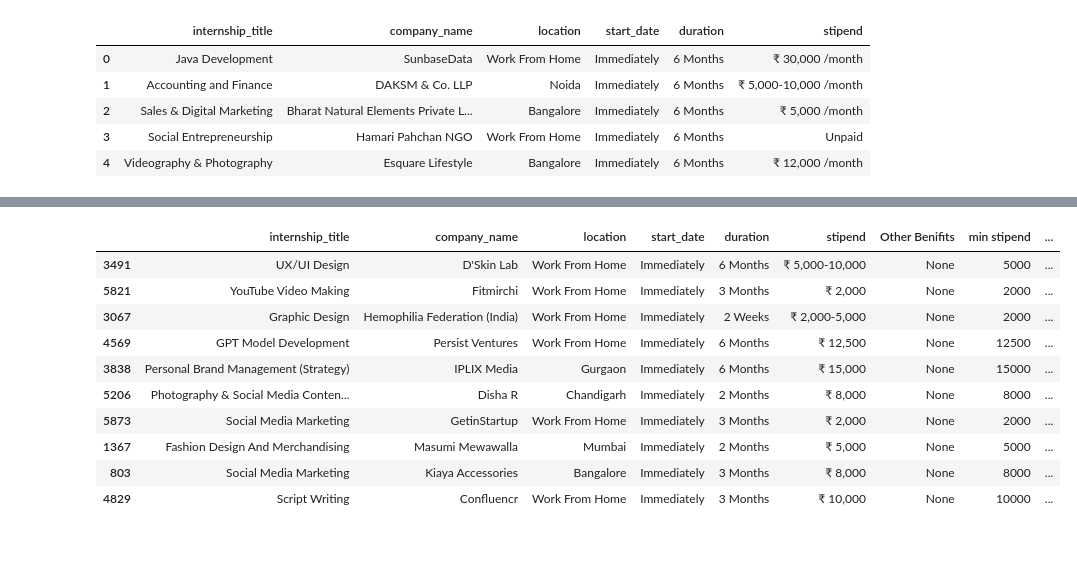
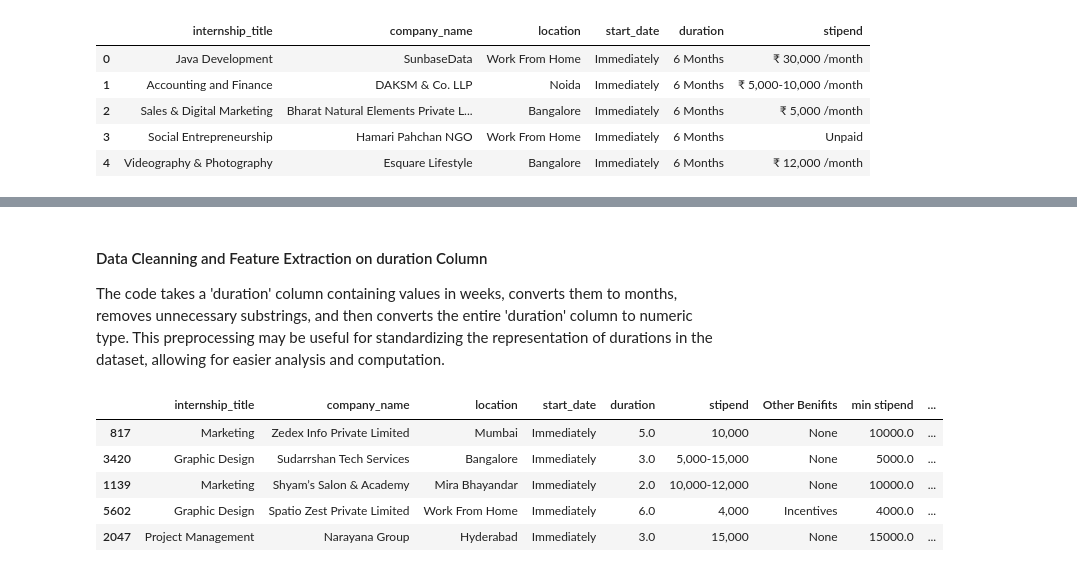
Before and after one commit to everydaycodings/Notebooks, a Jupyter notebook: kaggle/Data-Analysis-on-Internship-data.ipynb, the cells around one changed output, grey strips where cells are left out. Cells and saved outputs as stored; diff of their text form; code cells hidden in the pictures; blank space fills up the shorter version.

Commit message:
internship data

```diff
--- a/kaggle/Data-Analysis-on-Internship-data.ipynb
+++ b/kaggle/Data-Analysis-on-Internship-data.ipynb
@@ -13,24 +53,43 @@ data.head()
 # %%
-data["stipend"] = data['stipend'].apply(lambda x: '0' if 'Unpaid' in str(x) else x)
-data["stipend"] = data["stipend"].str.replace("/month", "")
-data["stipend"] = data["stipend"].str.replace("lump sum", "")
-data["Other Benifits"] = data["stipend"].str.split('+').apply(lambda x: x[-1].strip() if len(x) > 1 else None)
-data["stipend"] = data["stipend"].str.split('+').str[0].str.strip()
-data["min stipend"] = data["stipend"].str.split("-").str[0].str.strip().str.replace("₹", "")
-data['min stipend'] = data['min stipend'].str.extract(r'([\d,]+)', expand=False).str.replace(",", "")
-data["max stipend"] = data["stipend"].str.split("-").str[-1].str.strip().str.replace("₹", "")
-data['max stipend'] = data['max stipend'].str.extract(r'([\d,]+)', expand=False).str.replace(",", "")
+# Replace 'Unpaid' with 0 in the stipend column
+data['stipend'] = data['stipend'].apply(lambda x: '0' if 'Unpaid' in str(x) else x)
+
+# Remove unwanted substrings and symbols
+data['stipend'] = data['stipend'].str.replace("/month", "").str.replace("lump sum", "").str.replace("₹", "")
+
+# Extract other benefits and split stipend into min and max columns
+data['Other Benifits'] = data['stipend'].str.split('+').apply(lambda x: x[-1].strip() if len(x) > 1 else None)
+data['stipend'] = data['stipend'].str.split('+').str[0].str.strip()
+
+# Extract numeric values and handle commas
+data['min stipend'] = data['stipend'].str.split("-").str[0].str.extract('([\d,]+)', expand=False).str.replace(",", "")
+data['max stipend'] = data['stipend'].str.split("-").str[-1].str.extract('([\d,]+)', expand=False).str.replace(",", "")
+
+# Convert numeric columns to numeric type
+numeric_columns = ['min stipend', 'max stipend']
+data[numeric_columns] = data[numeric_columns].apply(pd.to_numeric, errors='coerce')
+# %% [markdown]
+#### Data Cleanning and Feature Extraction on duration Column
+
+The code takes a 'duration' column containing values in weeks, converts them to months, removes unnecessary substrings, and then converts the entire 'duration' column to numeric type. This preprocessing may be useful for standardizing the representation of durations in the dataset, allowing for easier analysis and computation.
+# %%
+def weeks_to_months(duration):
+    if 'Weeks' in duration:
+        weeks = int(duration.split()[0])
+        months = weeks / 4.33  # Average weeks in a month
+        return f"{months:.2f} Months"
+    else:
+        return duration
+
+data['duration'] = data['duration'].apply(weeks_to_months)
+data['duration'] = data['duration'].str.replace(" Months", "").str.replace(" Month", "")
+data["duration"] = data["duration"].apply(pd.to_numeric, errors='coerce')
 # %%
-data.sample(10)
+data.sample(5)
 # %% [output]
 |  | internship_title | company_name | location | start_date | duration | stipend | Other Benifits | min stipend | ... |
-| 3491 | UX/UI Design | D'Skin Lab | Work From Home | Immediately | 6 Months | ₹ 5,000-10,000 | None | 5000 | ... |
-| 5821 | YouTube Video Making | Fitmirchi | Work From Home | Immediately | 3 Months | ₹ 2,000 | None | 2000 | ... |
-| 3067 | Graphic Design | Hemophilia Federation (India) | Work From Home | Immediately | 2 Weeks | ₹ 2,000-5,000 | None | 2000 | ... |
-| 4569 | GPT Model Development | Persist Ventures | Work From Home | Immediately | 6 Months | ₹ 12,500 | None | 12500 | ... |
-| 3838 | Personal Brand Management (Strategy) | IPLIX Media | Gurgaon | Immediately | 6 Months | ₹ 15,000 | None | 15000 | ... |
-| 5206 | Photography & Social Media Conten... | Disha R | Chandigarh | Immediately | 2 Months | ₹ 8,000 | None | 8000 | ... |
-| 5873 | Social Media Marketing | GetinStartup | Work From Home | Immediately | 3 Months | ₹ 2,000 | None | 2000 | ... |
-| 1367 | Fashion Design And Merchandising | Masumi Mewawalla | Mumbai | Immediately | 2 Months | ₹ 5,000 | None | 5000 | ... |
-| 803 | Social Media Marketing | Kiaya Accessories | Bangalore | Immediately | 3 Months | ₹ 8,000 | None | 8000 | ... |
-| 4829 | Script Writing | Confluencr | Work From Home | Immediately | 3 Months | ₹ 10,000 | None | 10000 | ... |
+| 817 | Marketing | Zedex Info Private Limited | Mumbai | Immediately | 5.0 | 10,000 | None | 10000.0 | ... |
+| 3420 | Graphic Design | Sudarrshan Tech Services | Bangalore | Immediately | 3.0 | 5,000-15,000 | None | 5000.0 | ... |
+| 1139 | Marketing | Shyam’s Salon & Academy | Mira Bhayandar | Immediately | 2.0 | 10,000-12,000 | None | 10000.0 | ... |
+| 5602 | Graphic Design | Spatio Zest Private Limited | Work From Home | Immediately | 6.0 | 4,000 | Incentives | 4000.0 | ... |
+| 2047 | Project Management | Narayana Group | Hyderabad | Immediately | 3.0 | 15,000 | None | 15000.0 | ... |
```
Also changed, not shown: parts of 31 cells of this notebook.
